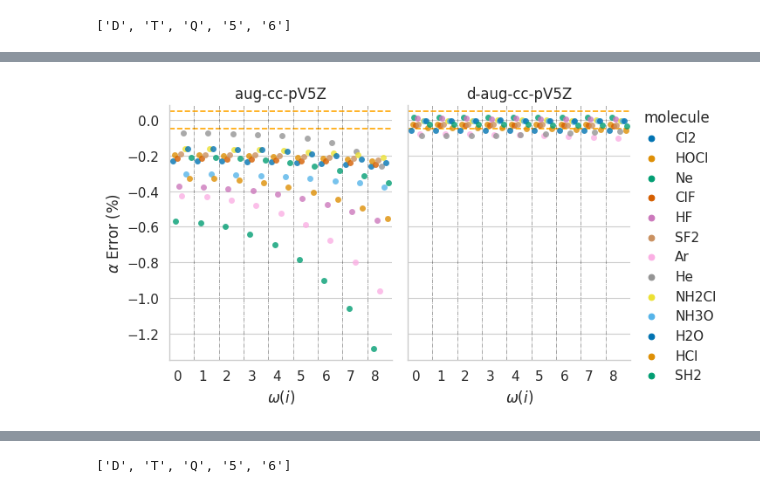
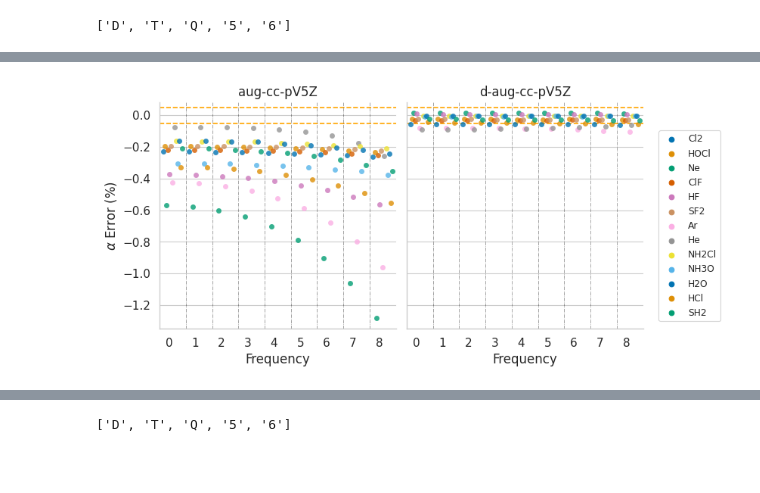
Before and after one commit to ahurta92/QuantumResponsePro, a Jupyter notebook: examples/PolarizabilityPaper/august_convergence.ipynb, the cells around one changed output, grey strips where cells are left out. Cells and saved outputs as stored; diff of their text form; code cells hidden in the pictures; blank space fills up the shorter version.

```diff
--- a/examples/PolarizabilityPaper/august_convergence.ipynb
+++ b/examples/PolarizabilityPaper/august_convergence.ipynb
@@ -288,48 +276,46 @@ mol5=plot_data.molecule.unique()
 # %%
-vlevel=['5']
-plot_data=basis_data.query('valence.isin(@vlevel) and molecule.isin(@mol5)').copy()
+vlevel = ['5']
+plot_data = basis_data.query('valence.isin(@vlevel) and molecule.isin(@mol5)').copy()
 # remove unused categories from valence
-plot_data.valence=plot_data.valence.cat.remove_unused_categories()
-with sns.plotting_context('paper',font_scale=1.25):
-    g=sns.catplot(row='valence',col='augmentation',
-                  x='omega',
-                  y='alphaE',hue='molecule',
-                  data=plot_data,kind='strip',dodge=True,jitter=False,
-                  s=25,palette='colorblind',height=4,aspect=.8,sharex=True,sharey=True,alpha=0.8,
-                  margin_titles=True)
+plot_data.valence = plot_data.valence.cat.remove_unused_categories()
+with sns.plotting_context('paper', font_scale=1.25):
+    g = sns.catplot(row='valence', col='augmentation',
+                    x='omega',
+                    y='alphaE', hue='molecule',
+                    data=plot_data, kind='strip', dodge=True, jitter=False,
+                    s=25, palette='colorblind', height=4, aspect=.8, sharex=True, sharey=True,
+                    alpha=0.8,
+                    margin_titles=True)
     # adjust the title to read D=$\zeta$D, T=$\zeta$T, etc.
     g.set_titles('{col_name}-cc-pV{row_name}Z')
 
-
-
-    g.set_xlabels('$\omega(i)$')
+    g.set_xlabels('Frequency')
     for ax in g.axes.flat:
         # draw horizontal line at .05%rue
         #ax.set_yscale('symlog', linthresh=1e-2)
-        ax.axhline(y=.05,linestyle='--',color='orange')
-        ax.axhline(y=-.05,linestyle='--',color='orange')
+        ax.axhline(y=.05, linestyle='--', color='orange')
+        ax.axhline(y=-.05, linestyle='--', color='orange')
         # for the symlog scale to regular notation with no decimal places for the y axis
 
         # make the y limits symmetrical for each plot using the max absolute value
-        max_lim=max(abs(ax.get_ylim()[0]),abs(ax.get_ylim()[1]))
-
+        max_lim = max(abs(ax.get_ylim()[0]), abs(ax.get_ylim()[1]))
 
         ax.set_ylabel(r'$\alpha$ Error (%)')
         # rotate the xlabels
         for label in ax.get_xticklabels():
             label.set_horizontalalignment('right')
 
         # create vertical lines to separate basis sets
         for i in range(1, len(plot_data.omega.unique())):
-            ax.axvline(i - .5, linestyle='-.', color='k', linewidth=.5,alpha=.5)
+            ax.axvline(i - .5, linestyle='-.', color='k', linewidth=.5, alpha=.5)
         # remove the legend title
-#g.fig.tight_layout()
-# remove legend and create a new legend in 3 column format outside the plot
-#g._legend.remove()
-#g.fig.legend(loc='upper center', bbox_to_anchor=(0.5, 1.05), ncol=3, fancybox=True)
+g.fig.tight_layout()
+# rename legend title Molecule
+g._legend.remove()
+g.fig.legend(loc='center left', bbox_to_anchor=(1.0, 0.50), ncol=1, fancybox=True)
 
-g.fig.savefig(paper_path.joinpath('alpha_freq_error_5Z_outliers.png'),dpi=600)
+g.fig.savefig(paper_path.joinpath('alpha_freq_error_5Z_outliers.png'), dpi=600, bbox_inches='tight')
 # %% [output]
-[figure, old version]
+[figure, new version]
 # %%
 # query molecules with alphaE.abs()>.2 in singly augmented 5Z basis
```
Also changed, not shown: parts of 47 cells of this notebook, 1 other file.
